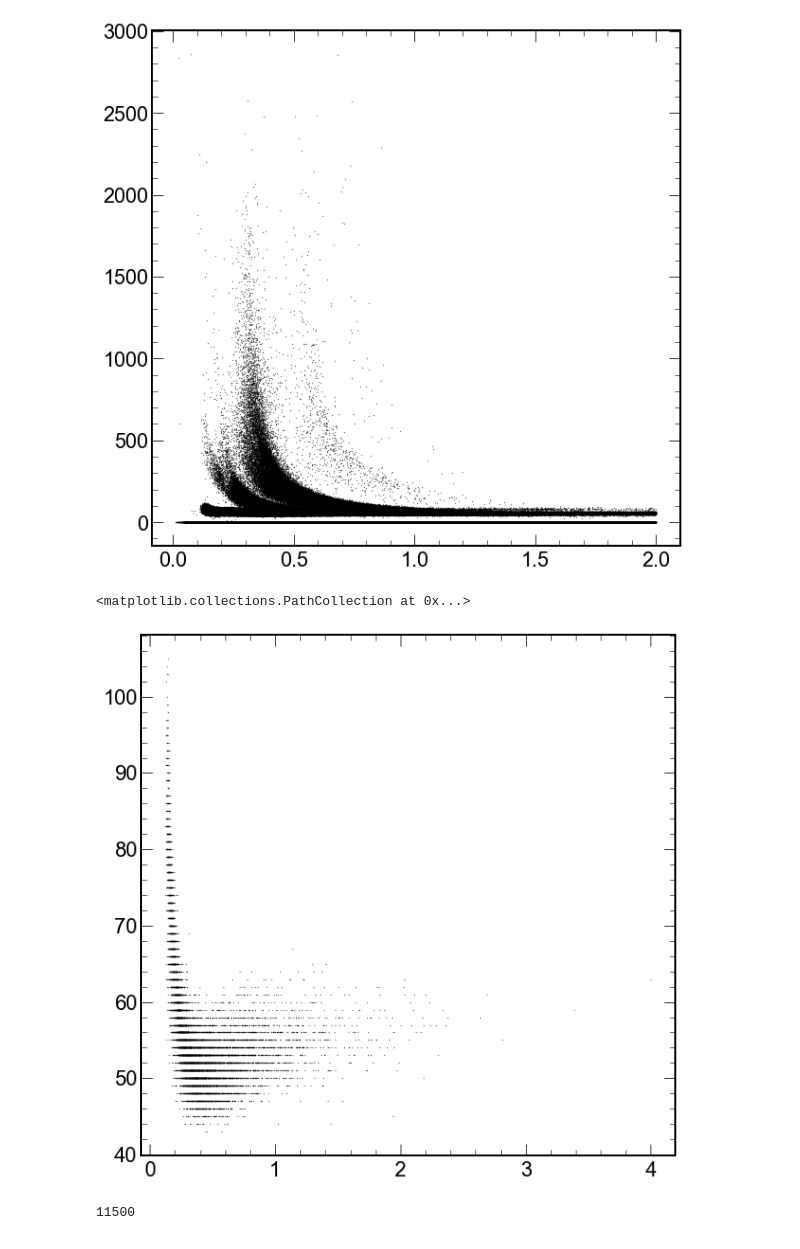
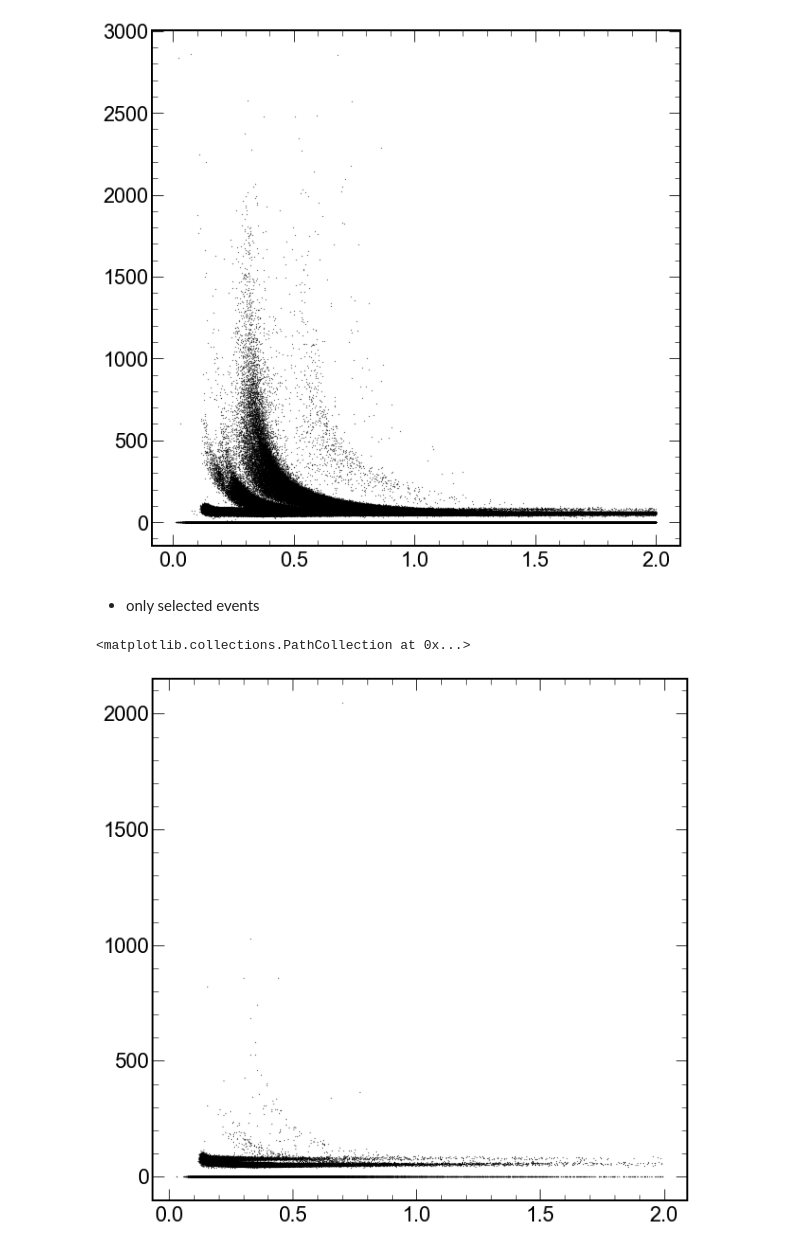
Before and after one commit to bdrum/cern-physics, a Jupyter notebook: notebooks/RhoPrime.ipynb, the cells around one changed output. Saved outputs shown, nothing was run; the diff lists cells and outputs as text; code cells hidden in the pictures.

Commit message:
Good statistics for 4pr, but mass problem

```diff
--- a/notebooks/RhoPrime.ipynb
+++ b/notebooks/RhoPrime.ipynb
@@ -212,23 +247,0 @@ b'events' b'Selected events for 4proungs analysis' 485143
-# %%
-select = ((data['T_HasPointOnITSLayer0']) + (data['T_HasPointOnITSLayer1'])) * data['T_ITSRefit'] * data['T_TPCRefit'] * (data['T_TPCNCls'] > 50)  * (np.abs(data['T_NumberOfSigmaTPCPion']) < 3) #* ((np.abs(data['T_Dca1']) < 3)) # + (np.abs(data['T_Dca1']) < 3))
-# get only events with 4 tracks
-GoodEvents = np.argwhere(select.sum()==4)
-# get events that have total zero charge from 4 tracks
-GoodEvents = GoodEvents[np.argwhere(data['T_Q'][GoodEvents.flatten()].sum()==0).flatten()].flatten()
-GoodEvents = GoodEvents[np.argwhere(data['IsCUP11'][GoodEvents.flatten()]==False).flatten()].flatten()
-
-pxg = data['T_Px'][GoodEvents][select[GoodEvents]]
-pyg = data['T_Py'][GoodEvents][select[GoodEvents]]
-pzg = data['T_Pz'][GoodEvents][select[GoodEvents]]
-
-pt = np.sqrt(pxg.sum()**2  + pyg.sum()**2)
-counts, bins = np.histogram(pt,bins=100, range=(0,2))
-fig = plt.figure(figsize=(15, 7))
-ax = fig.add_axes([0,0,1,1])
-fig.suptitle('4pr Pt q = 0', fontsize=16)
-plt.style.use(hep.style.ROOT)
-ax.hist(pt, bins=bins, histtype='step', color='black', label=f'Entries {np.sum(counts)}')
-ax.legend()
-print (counts.sum())
-
-# 51 fitted events without limitations on tracks
@@ -293,18 +262,17 @@ plt.scatter(pt.flatten(), dedx.flatten(),color='black',s=0.05)
 # %% [output]
 <matplotlib.collections.PathCollection at 0x...>
 [figure]
+# %% [markdown]
+* only selected events
 # %%
+from scipy.stats import gaussian_kde
 
-pxg = data['T_Px'][GoodEvents][select[GoodEvents]]
-pyg = data['T_Py'][GoodEvents][select[GoodEvents]]
-ptTracks = np.sqrt(pxg**2  + pyg**2)
-dedx = data['TPCsignal'][GoodEvents][select[GoodEvents]]
+ptTracks = np.sqrt(pxg**2  + pyg**2).flatten()
+dedx = data['TPCsignal'][GoodEvents].flatten()[ptTracks<2]
+ptTracks = ptTracks[ptTracks<2]
+# z = gaussian_kde(pt)(dedx)
 plt.style.use(hep.style.ROOT)
-plt.scatter(ptTracks.flatten(), dedx.flatten(),color='black',s=0.05)
+plt.scatter(ptTracks.flatten(), dedx.flatten(),s=0.05, color = 'black')
 # %% [output]
 <matplotlib.collections.PathCollection at 0x...>
-[figure, old version]
+[figure, new version]
-# %%
-len(dedx.flatten())
-# %% [output]
-11500
```
Also changed, not shown: parts of 25 cells of this notebook, 1 other file.
